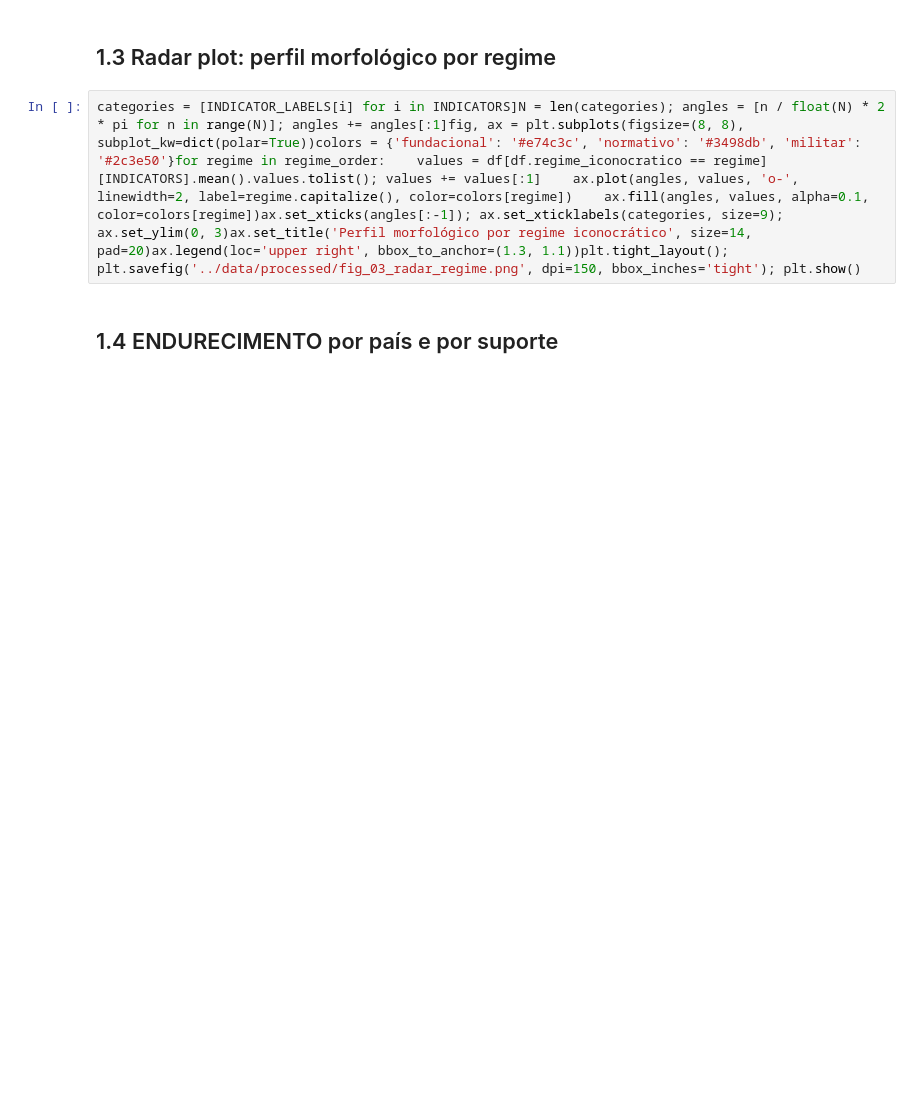
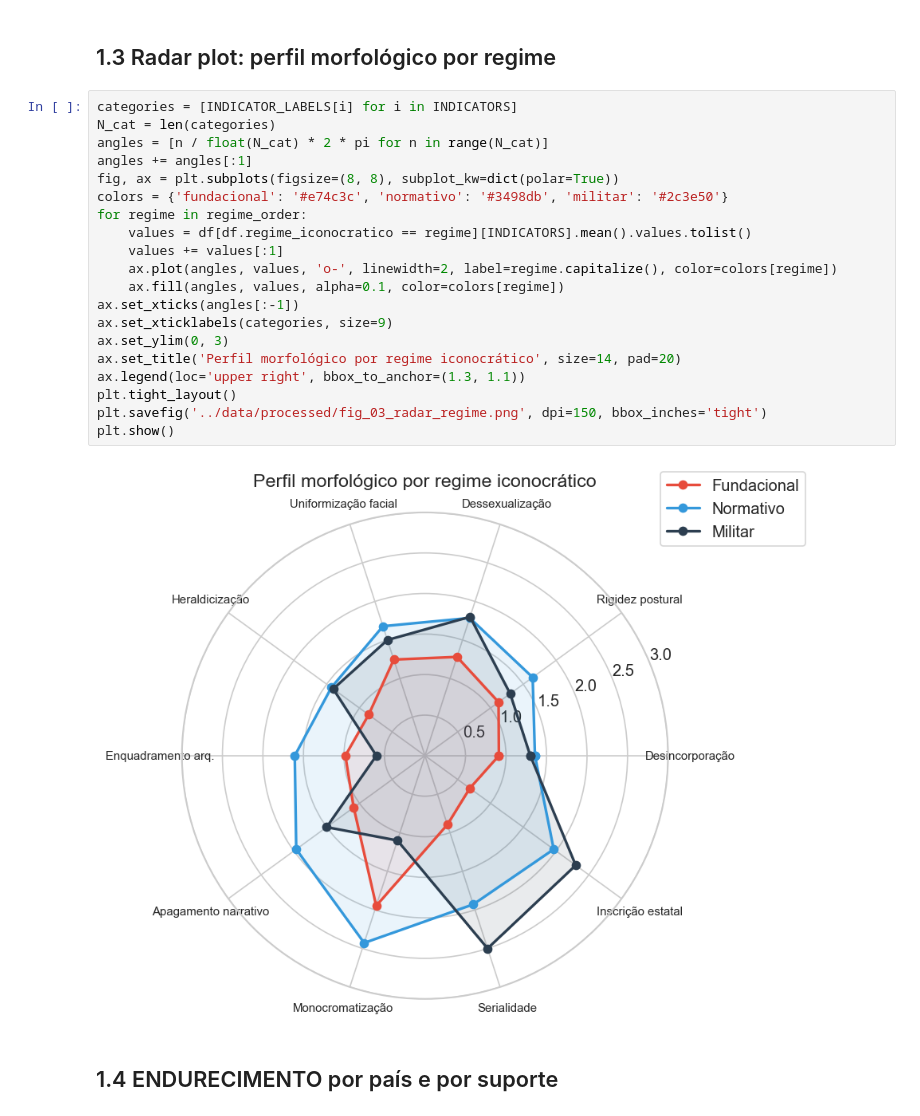
Before and after one commit to anavvanzin/iconocracy-corpus, a Jupyter notebook: notebooks/01_exploratory.ipynb, the cells around one changed output. Drawn from its saved outputs; the diff is of its cells as text; blank space fills up the shorter version.

```diff
--- a/notebooks/01_exploratory.ipynb
+++ b/notebooks/01_exploratory.ipynb
@@ -13,7 +90,27 @@ means = df.groupby('regime_iconocratico')[INDICATORS].mean().reindex(regime_orde
 # %% [markdown]
 ## 1.3 Radar plot: perfil morfológico por regime
 # %%
-categories = [INDICATOR_LABELS[i] for i in INDICATORS]N = len(categories); angles = [n / float(N) * 2 * pi for n in range(N)]; angles += angles[:1]fig, ax = plt.subplots(figsize=(8, 8), subplot_kw=dict(polar=True))colors = {'fundacional': '#e74c3c', 'normativo': '#3498db', 'militar': '#2c3e50'}for regime in regime_order:    values = df[df.regime_iconocratico == regime][INDICATORS].mean().values.tolist(); values += values[:1]    ax.plot(angles, values, 'o-', linewidth=2, label=regime.capitalize(), color=colors[regime])    ax.fill(angles, values, alpha=0.1, color=colors[regime])ax.set_xticks(angles[:-1]); ax.set_xticklabels(categories, size=9); ax.set_ylim(0, 3)ax.set_title('Perfil morfológico por regime iconocrático', size=14, pad=20)ax.legend(loc='upper right', bbox_to_anchor=(1.3, 1.1))plt.tight_layout(); plt.savefig('../data/processed/fig_03_radar_regime.png', dpi=150, bbox_inches='tight'); plt.show()
+categories = [INDICATOR_LABELS[i] for i in INDICATORS]
+N_cat = len(categories)
+angles = [n / float(N_cat) * 2 * pi for n in range(N_cat)]
+angles += angles[:1]
+fig, ax = plt.subplots(figsize=(8, 8), subplot_kw=dict(polar=True))
+colors = {'fundacional': '#e74c3c', 'normativo': '#3498db', 'militar': '#2c3e50'}
+for regime in regime_order:
+    values = df[df.regime_iconocratico == regime][INDICATORS].mean().values.tolist()
+    values += values[:1]
+    ax.plot(angles, values, 'o-', linewidth=2, label=regime.capitalize(), color=colors[regime])
+    ax.fill(angles, values, alpha=0.1, color=colors[regime])
+ax.set_xticks(angles[:-1])
+ax.set_xticklabels(categories, size=9)
+ax.set_ylim(0, 3)
+ax.set_title('Perfil morfológico por regime iconocrático', size=14, pad=20)
+ax.legend(loc='upper right', bbox_to_anchor=(1.3, 1.1))
+plt.tight_layout()
+plt.savefig('../data/processed/fig_03_radar_regime.png', dpi=150, bbox_inches='tight')
+plt.show()
+# %% [output]
+[figure, added]
 # %% [markdown]
 ## 1.4 ENDURECIMENTO por país e por suporte
 # %%
```
Also changed, not shown: parts of 5 cells of this notebook, 13 other files.
